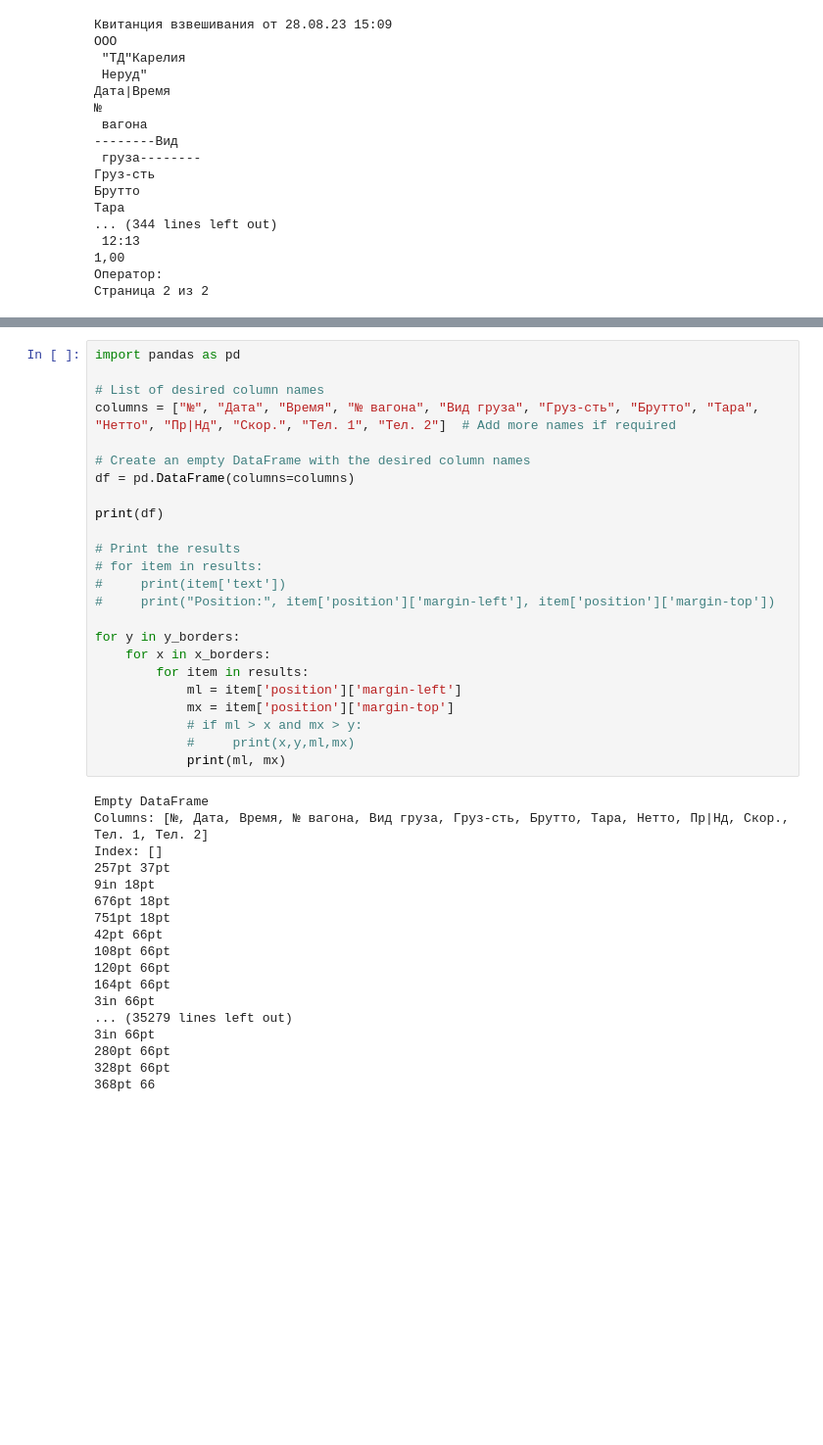
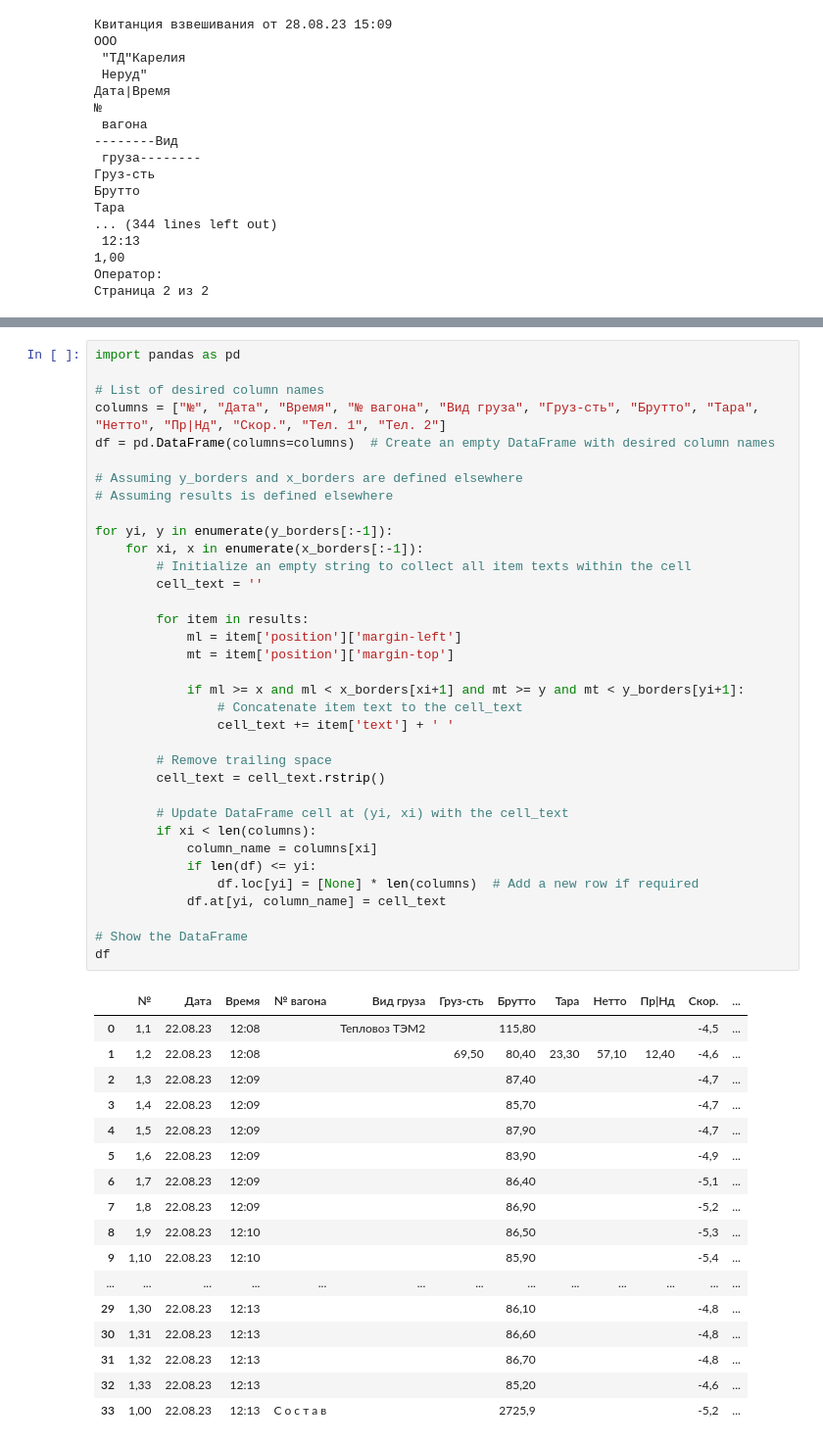
Before and after one commit to necropreneur/rtf_exporter, a Jupyter notebook: reader.ipynb, the cells around one changed output, grey strips where cells are left out. Shown: that part at 98% size. Saved outputs shown, nothing was run; the diff lists cells and outputs as text; blank space fills up the shorter version.

```diff
--- a/reader.ipynb
+++ b/reader.ipynb
@@ -216,42 +275,53 @@ KeyError: 'x'
 # %%
 import pandas as pd
 
 # List of desired column names
-columns = ["№", "Дата", "Время", "№ вагона", "Вид груза", "Груз-сть", "Брутто", "Тара", "Нетто", "Пр|Нд", "Скор.", "Тел. 1", "Тел. 2"]  # Add more names if required
+columns = ["№", "Дата", "Время", "№ вагона", "Вид груза", "Груз-сть", "Брутто", "Тара", "Нетто", "Пр|Нд", "Скор.", "Тел. 1", "Тел. 2"]
+df = pd.DataFrame(columns=columns)  # Create an empty DataFrame with desired column names
 
-# Create an empty DataFrame with the desired column names
-df = pd.DataFrame(columns=columns)
+# Assuming y_borders and x_borders are defined elsewhere
+# Assuming results is defined elsewhere
 
-print(df)
+for yi, y in enumerate(y_borders[:-1]):
+    for xi, x in enumerate(x_borders[:-1]):
+        # Initialize an empty string to collect all item texts within the cell
+        cell_text = ''
 
-# Print the results
-# for item in results:
-#     print(item['text'])
-#     print("Position:", item['position']['margin-left'], item['position']['margin-top'])
-
-for y in y_borders:
-    for x in x_borders:
         for item in results:
             ml = item['position']['margin-left']
-            mx = item['position']['margin-top']
-            # if ml > x and mx > y:
-            #     print(x,y,ml,mx)
-            print(ml, mx)
+            mt = item['position']['margin-top']
+
+            if ml >= x and ml < x_borders[xi+1] and mt >= y and mt < y_borders[yi+1]:
+                # Concatenate item text to the cell_text
+                cell_text += item['text'] + ' '
+
+        # Remove trailing space
+        cell_text = cell_text.rstrip()
+
+        # Update DataFrame cell at (yi, xi) with the cell_text
+        if xi < len(columns):
+            column_name = columns[xi]
+            if len(df) <= yi:
+                df.loc[yi] = [None] * len(columns)  # Add a new row if required
+            df.at[yi, column_name] = cell_text
+
+# Show the DataFrame
+df
 # %% [output]
-Empty DataFrame
-Columns: [№, Дата, Время, № вагона, Вид груза, Груз-сть, Брутто, Тара, Нетто, Пр|Нд, Скор., Тел. 1, Тел. 2]
-Index: []
-257pt 37pt
-9in 18pt
-676pt 18pt
-751pt 18pt
-42pt 66pt
-108pt 66pt
-120pt 66pt
-164pt 66pt
-3in 66pt
-... (35279 lines left out)
-3in 66pt
-280pt 66pt
-328pt 66pt
-368pt 66
+|  | № | Дата | Время | № вагона | Вид груза | Груз-сть | Брутто | Тара | Нетто | Пр|Нд | Скор. | ... |
+| 0 | 1,1 | 22.08.23 | 12:08 |  | Тепловоз ТЭМ2 |  | 115,80 |  |  |  | -4,5 | ... |
+| 1 | 1,2 | 22.08.23 | 12:08 |  |  | 69,50 | 80,40 | 23,30 | 57,10 | 12,40 | -4,6 | ... |
+| 2 | 1,3 | 22.08.23 | 12:09 |  |  |  | 87,40 |  |  |  | -4,7 | ... |
+| 3 | 1,4 | 22.08.23 | 12:09 |  |  |  | 85,70 |  |  |  | -4,7 | ... |
+| 4 | 1,5 | 22.08.23 | 12:09 |  |  |  | 87,90 |  |  |  | -4,7 | ... |
+| 5 | 1,6 | 22.08.23 | 12:09 |  |  |  | 83,90 |  |  |  | -4,9 | ... |
+| 6 | 1,7 | 22.08.23 | 12:09 |  |  |  | 86,40 |  |  |  | -5,1 | ... |
+| 7 | 1,8 | 22.08.23 | 12:09 |  |  |  | 86,90 |  |  |  | -5,2 | ... |
+| 8 | 1,9 | 22.08.23 | 12:10 |  |  |  | 86,50 |  |  |  | -5,3 | ... |
+| 9 | 1,10 | 22.08.23 | 12:10 |  |  |  | 85,90 |  |  |  | -5,4 | ... |
+| ... | ... | ... | ... | ... | ... | ... | ... | ... | ... | ... | ... | ... |
+| 29 | 1,30 | 22.08.23 | 12:13 |  |  |  | 86,10 |  |  |  | -4,8 | ... |
+| 30 | 1,31 | 22.08.23 | 12:13 |  |  |  | 86,60 |  |  |  | -4,8 | ... |
+| 31 | 1,32 | 22.08.23 | 12:13 |  |  |  | 86,70 |  |  |  | -4,8 | ... |
+| 32 | 1,33 | 22.08.23 | 12:13 |  |  |  | 85,20 |  |  |  | -4,6 | ... |
+| 33 | 1,00 | 22.08.23 | 12:13 | С о с т а в |  |  | 2725,9 |  |  |  | -5,2 | ... |
```
Also changed, not shown: parts of 7 cells of this notebook, 1 other file.
